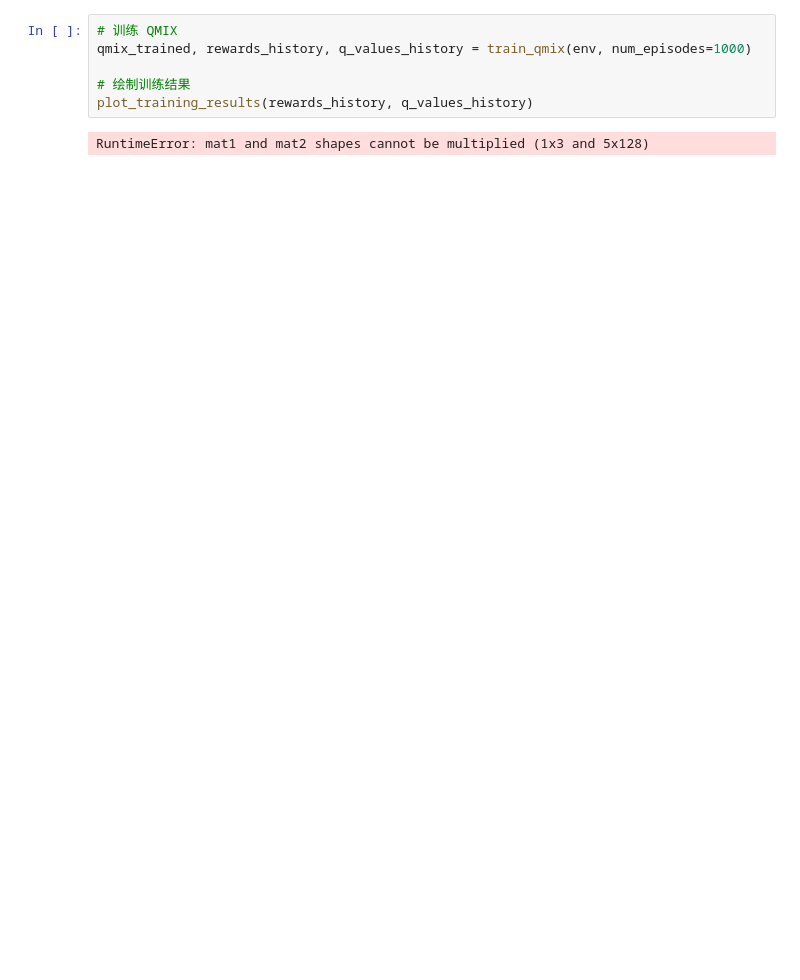
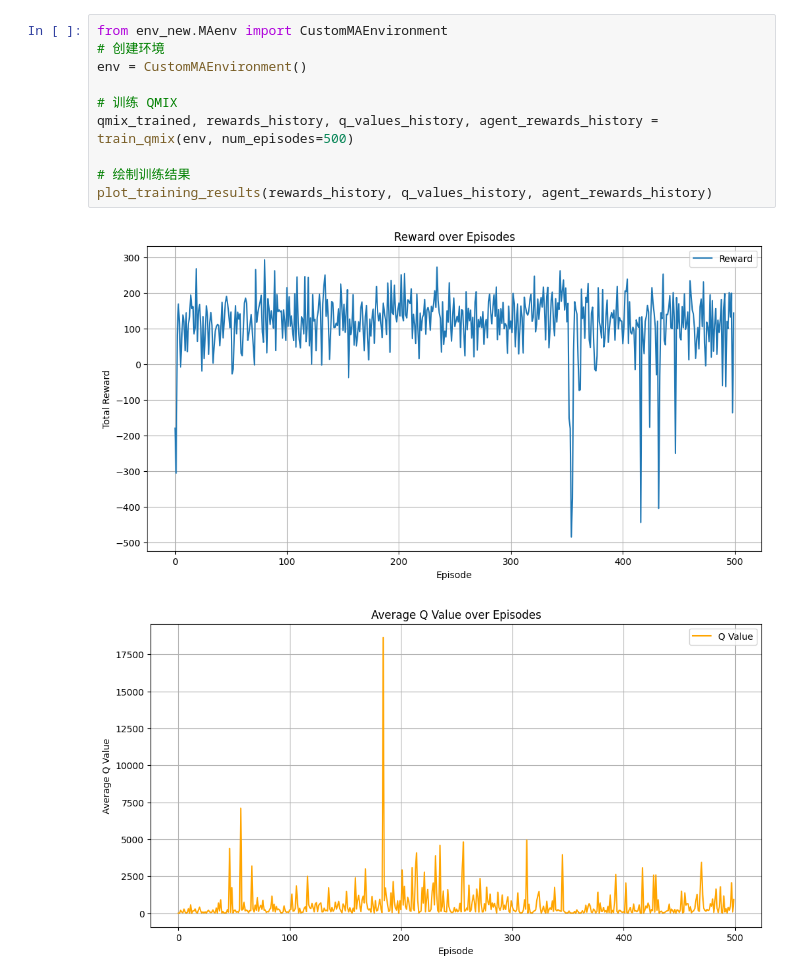
Before and after one commit to yjchenCN/Multi-agent-consensus-algorithm, a Jupyter notebook: MARL/MA_new/qmix.ipynb, the cells around one changed output. Drawn from its saved outputs; the diff is of its cells as text; blank space fills up the shorter version.

```diff
--- a/MARL/MA_new/qmix.ipynb
+++ b/MARL/MA_new/qmix.ipynb
@@ -265,8 +326,13 @@ env = CustomMAEnvironment()
 # %%
+from env_new.MAenv import CustomMAEnvironment
+# 创建环境
+env = CustomMAEnvironment()
+
 # 训练 QMIX
-qmix_trained, rewards_history, q_values_history = train_qmix(env, num_episodes=1000)
+qmix_trained, rewards_history, q_values_history, agent_rewards_history = train_qmix(env, num_episodes=500)
 
 # 绘制训练结果
-plot_training_results(rewards_history, q_values_history)
+plot_training_results(rewards_history, q_values_history, agent_rewards_history)
 # %% [output]
-RuntimeError: mat1 and mat2 shapes cannot be multiplied (1x3 and 5x128)
+[figure, added]
+[figure, added]
```
Also changed, not shown: parts of 3 cells of this notebook, 5 other files.
